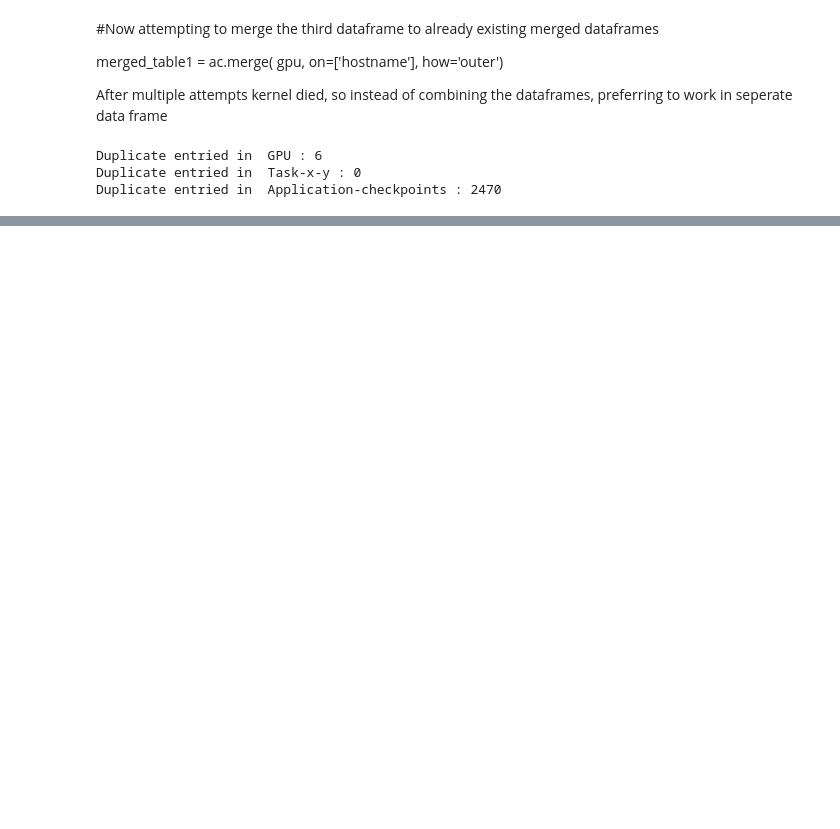
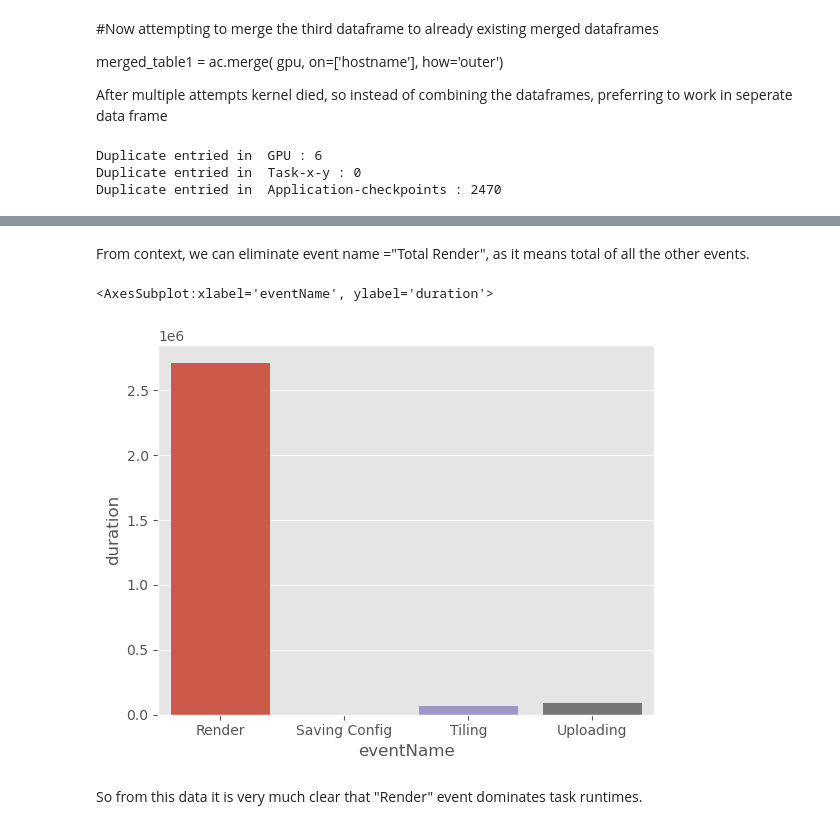
Before and after one commit to spruha2/Tera, a Jupyter notebook: CloudAssign.ipynb, the cells around one changed output, grey strips where cells are left out. Saved outputs shown, nothing was run; the diff lists cells and outputs as text; code cells hidden in the pictures; blank space fills up the shorter version.

```diff
--- a/CloudAssign.ipynb
+++ b/CloudAssign.ipynb
@@ -158,2 +146,0 @@ array(['Tiling', 'Saving Config', 'Render', 'TotalRender', 'Uploading'],
-# %%
-ac = sorted(items, key=lambda item: item['timestamp'])
@@ -288,0 +212,8 @@ plt.show()
+# %%
+# Calculate Duration between START and STOP of each event
+
+
+ACdrop['duration'] = ACdrop.groupby('eventName')['time_seconds'].diff()
+ACdrop['duration'] = ACdrop['duration'].fillna(0)
+ACdrop['duration'] = ACdrop['duration'].astype(int)
+print(ACdrop)
@@ -288,0 +233,4 @@ plt.show()
+# %%
+ACdrop = ACdrop[ACdrop['duration'] !=0]
+ACdrop = ACdrop.drop(columns =['time_seconds'])
+print(ACdrop)
@@ -288,0 +245,11 @@ plt.show()
+# %% [markdown]
+From context, we can eliminate event name ="Total Render", as it means total of all the other events.
+# %%
+ACdrop = ACdrop[ACdrop.index.get_level_values('eventName') != 'TotalRender']
+# %%
+sns.barplot(x= ACdrop.index.get_level_values('eventName'), y=ACdrop['duration'])
+# %% [output]
+<AxesSubplot:xlabel='eventName', ylabel='duration'>
+[figure, added]
+# %% [markdown]
+So from this data it is very much clear that "Render" event dominates task runtimes.
```
Also changed, not shown: parts of 26 cells of this notebook.
